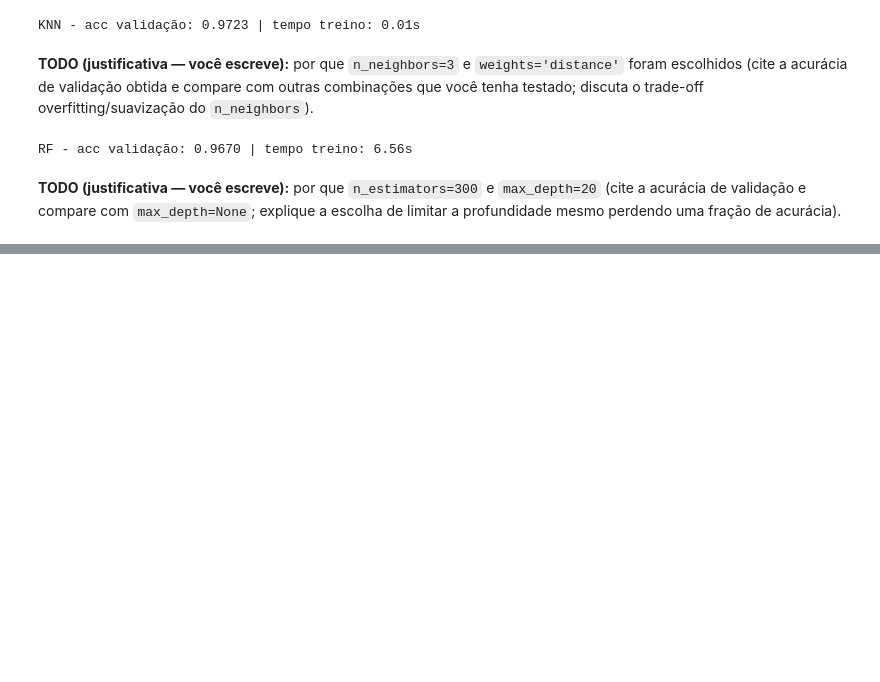
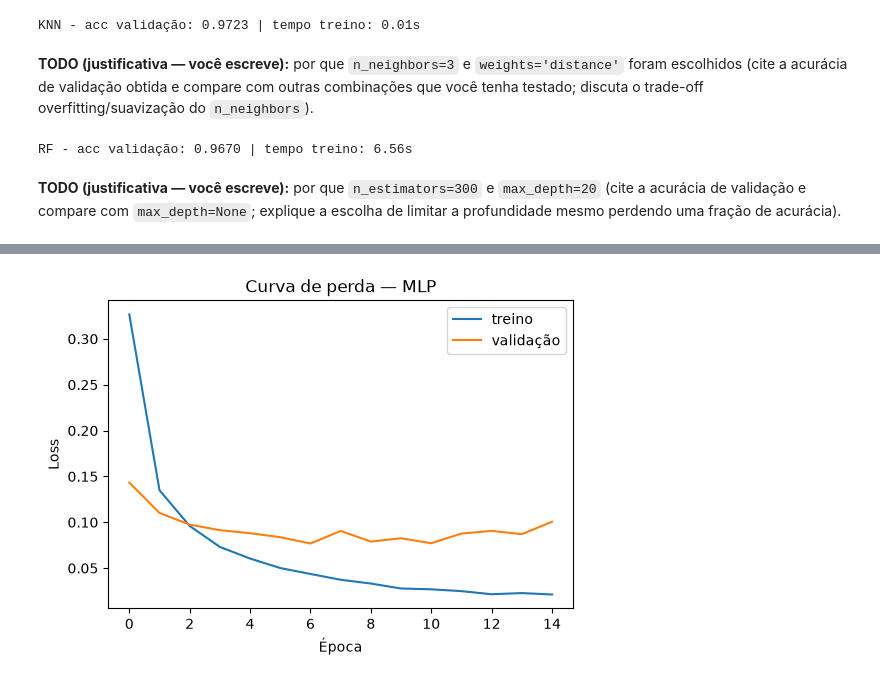
Before and after one commit to HerbCyor/projeto-sctec-modulo-2, a Jupyter notebook: notebook_mnist.ipynb, the cells around one changed output, grey strips where cells are left out. Cells and saved outputs as stored; diff of their text form; code cells hidden in the pictures; blank space fills up the shorter version.

Commit message:
treina MLP com camadas [256,128] e learning_rate 1e-3
Co-Authored-By: Claude Sonnet 5 <noreply@anthropic.com>
Claude-Session: https://claude.ai/code/session_01GeU6HcuBq2Bdbvm1gvYFWP

```diff
--- a/notebook_mnist.ipynb
+++ b/notebook_mnist.ipynb
@@ -181,3 +181,34 @@ RF - acc validação: 0.9670 | tempo treino: 6.56s
 **TODO (justificativa — você escreve):** por que `n_estimators=300` e `max_depth=20` (cite a
 acurácia de validação e compare com `max_depth=None`; explique a escolha de limitar a
 profundidade mesmo perdendo uma fração de acurácia).
+# %%
+import os
+os.environ["TF_CPP_MIN_LOG_LEVEL"] = "3"
+
+import tensorflow as tf
+from tensorflow import keras
+
+tf.keras.utils.set_random_seed(42)
+
+mlp = keras.Sequential([
+    keras.layers.Input(shape=(784,)),
+    keras.layers.Dense(256, activation='relu'),   # nº de neurônios = hiperparâmetro
+    keras.layers.Dropout(0.2),
+    keras.layers.Dense(128, activation='relu'),
+    keras.layers.Dense(10, activation='softmax'), # 10 saídas = 10 dígitos
+])
+
+mlp.compile(
+    optimizer=keras.optimizers.Adam(learning_rate=1e-3),  # learning_rate = hiperparâmetro
+    loss='sparse_categorical_crossentropy',
+    metrics=['accuracy'],
+)
+
+t0 = time.time()
+historico = mlp.fit(
+    X_train, y_train,
+    validation_data=(X_val, y_val),
+    epochs=15, batch_size=128, verbose=2,
+)
+tempo_treino_mlp = time.time() - t0
+print(f"tempo treino MLP: {tempo_treino_mlp:.1f}s")
@@ -183,0 +239,9 @@ profundidade mesmo perdendo uma fração de acurácia).
+# %%
+plt.figure(figsize=(6, 4))
+plt.plot(historico.history['loss'], label='treino')
+plt.plot(historico.history['val_loss'], label='validação')
+plt.xlabel('Época'); plt.ylabel('Loss'); plt.legend()
+plt.title('Curva de perda — MLP')
+plt.show()
+# %% [output]
+[figure, added]
```
Also changed, not shown: parts of 2 cells of this notebook.
